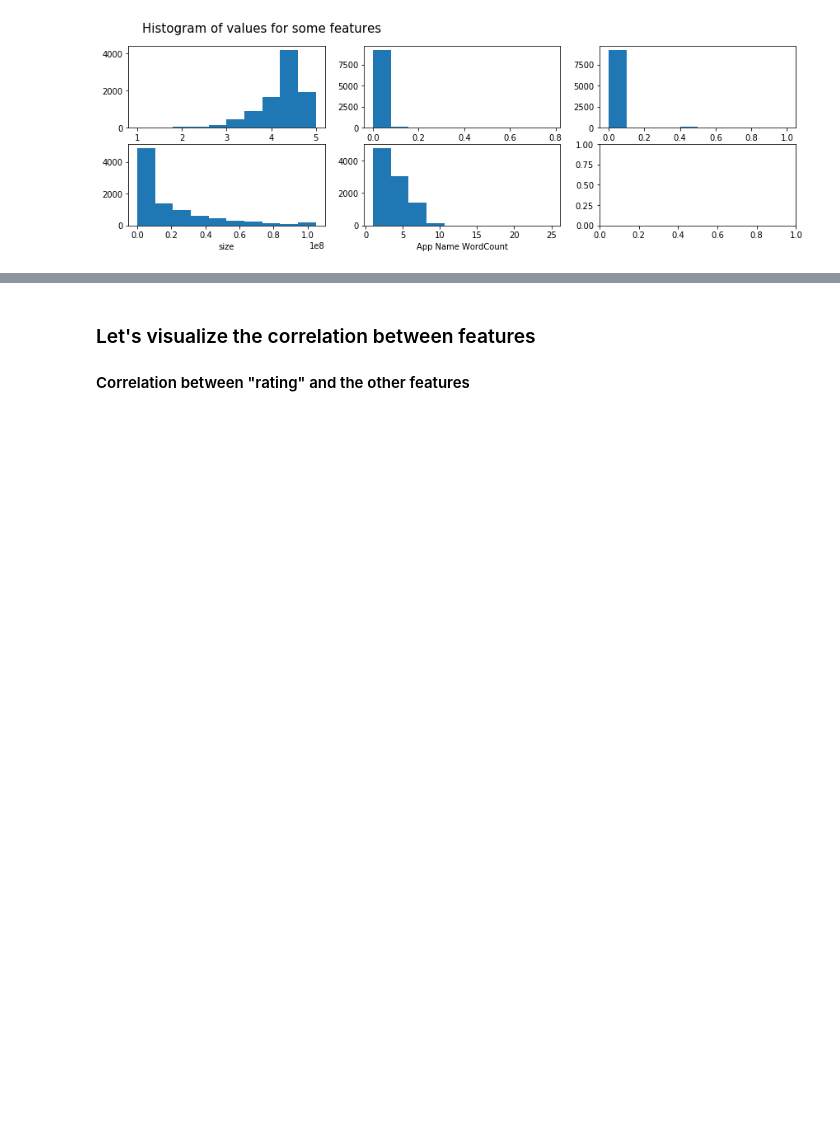
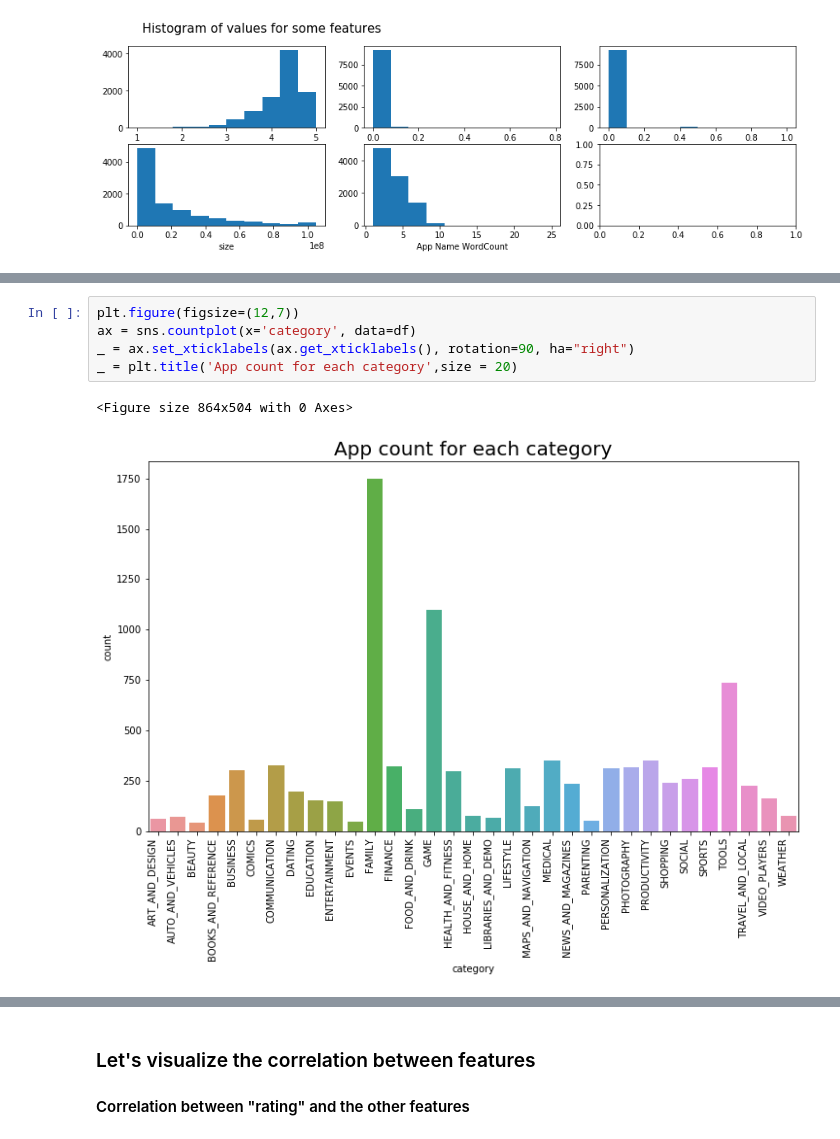
Before and after one commit to mihaighidoveanu/data-science-lab, a Jupyter notebook: AndroidScience.ipynb, the cells around one changed output, grey strips where cells are left out. Drawn from its saved outputs; the diff is of its cells as text; blank space fills up the shorter version.

```diff
--- a/AndroidScience.ipynb
+++ b/AndroidScience.ipynb
@@ -279,0 +285,8 @@ fig.subplots_adjust(right = 2);
+# %%
+plt.figure(figsize=(12,7))
+ax = sns.countplot(x='category', data=df)
+_ = ax.set_xticklabels(ax.get_xticklabels(), rotation=90, ha="right")
+_ = plt.title('App count for each category',size = 20)
+# %% [output]
+<Figure size 864x504 with 0 Axes>
+[figure, added]
```
Also changed, not shown: parts of 3 cells of this notebook, 1 other file.
